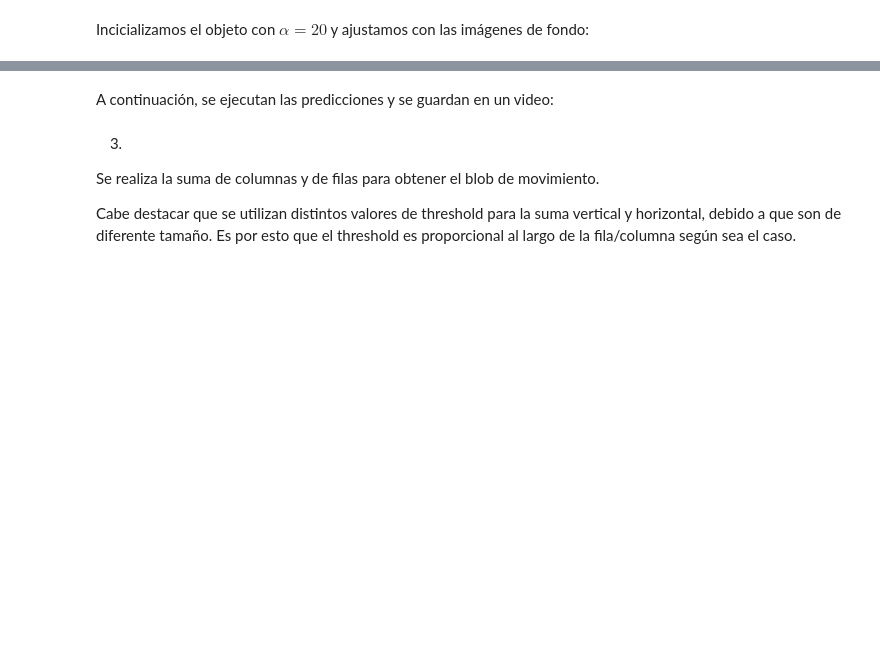
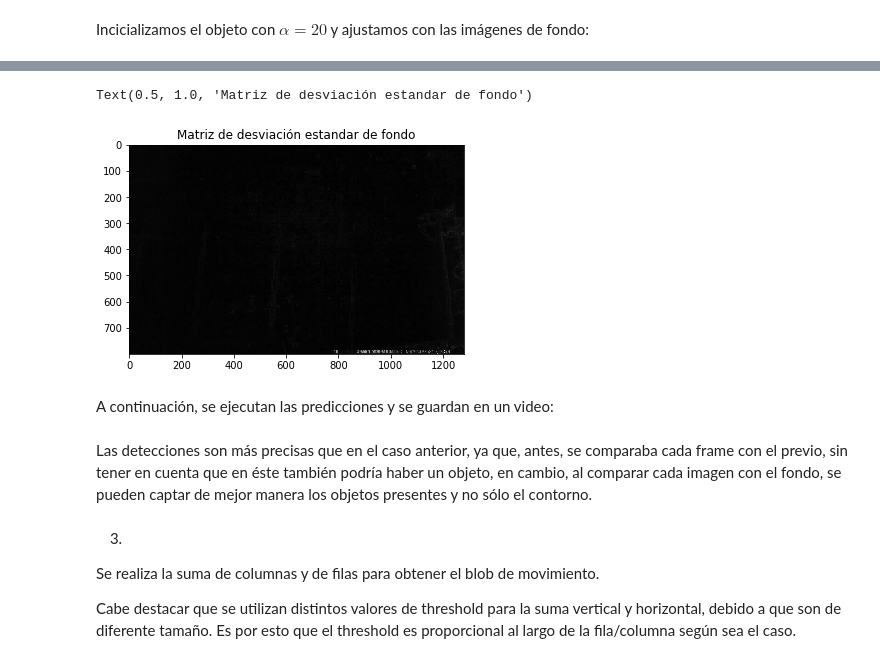
Before and after one commit to iazt/labIC, a Jupyter notebook: lab3/Lab 3.ipynb, the cells around one changed output, grey strips where cells are left out. Cells and saved outputs as stored; diff of their text form; code cells hidden in the pictures; blank space fills up the shorter version.

```diff
--- a/lab3/Lab 3.ipynb
+++ b/lab3/Lab 3.ipynb
@@ -89,3 +97,9 @@ avg_background.fit(fondo)
+# %%
+plt.imshow(avg_background.D, cmap = 'gray')
+plt.title('Matriz de desviación estandar de fondo')
+# %% [output]
+Text(0.5, 1.0, 'Matriz de desviación estandar de fondo')
+[figure, added]
 # %% [markdown]
 A continuación, se ejecutan las predicciones y se guardan en un video:
 # %%
@@ -108,6 +122,8 @@ for im in ims_names:
     out.write(r)
 
 out.release()
+# %% [markdown]
+Las detecciones son más precisas que en el caso anterior, ya que, antes, se comparaba cada frame con el previo, sin tener en cuenta que en éste también podría haber un objeto, en cambio, al comparar cada imagen con el fondo, se pueden captar de mejor manera los objetos presentes y no sólo el contorno.
 # %% [markdown]
 3.
 
```
Also changed, not shown: parts of 3 cells of this notebook.
